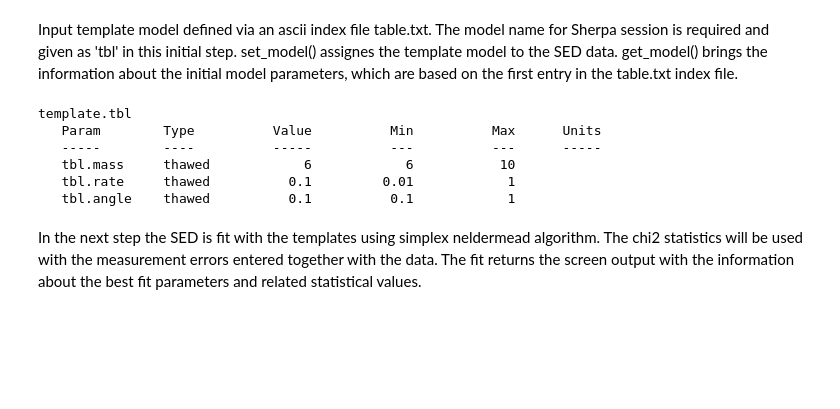
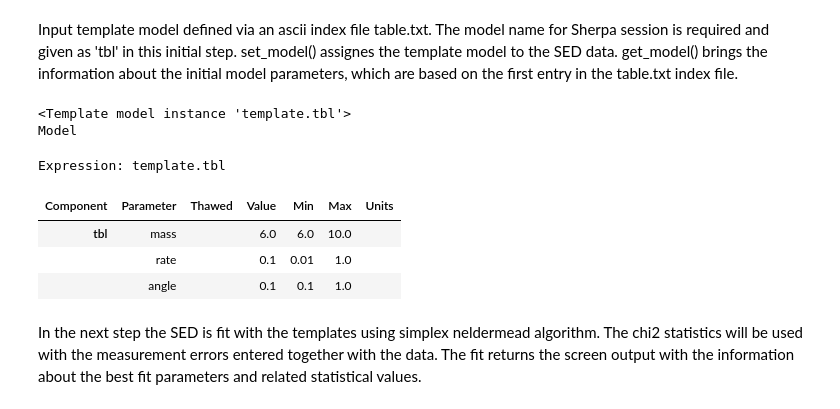
Before and after one commit to anetasie/SherpaNotebooks, a Jupyter notebook: Templates.ipynb, the cells around one changed output. Saved outputs shown, nothing was run; the diff lists cells and outputs as text; code cells hidden in the pictures; blank space fills up the shorter version.

```diff
--- a/Templates.ipynb
+++ b/Templates.ipynb
@@ -25,14 +21,15 @@ Input template model defined via an ascii index file table.txt. The model name f
 # %%
 load_template_model('tbl', 'table.txt')
 set_model(tbl)
-print get_model()
+get_model()
 # %% [output]
-template.tbl
-   Param        Type          Value          Min          Max      Units
-   -----        ----          -----          ---          ---      -----
-   tbl.mass     thawed            6            6           10
-   tbl.rate     thawed          0.1         0.01            1
-   tbl.angle    thawed          0.1          0.1            1
+<Template model instance 'template.tbl'>
+Model
+Expression: template.tbl
+| Component | Parameter | Thawed | Value | Min | Max | Units |
+| tbl | mass |  | 6.0 | 6.0 | 10.0 |  |
+|  | rate |  | 0.1 | 0.01 | 1.0 |  |
+|  | angle |  | 0.1 | 0.1 | 1.0 |  |
 # %% [markdown]
 In the next step the SED is fit with the templates using simplex neldermead algorithm. The chi2 statistics will be used with the measurement errors entered together with the data. The fit returns the screen output with the information about the best fit parameters and related statistical values.
 # %%
```
Also changed, not shown: parts of 12 cells of this notebook.
